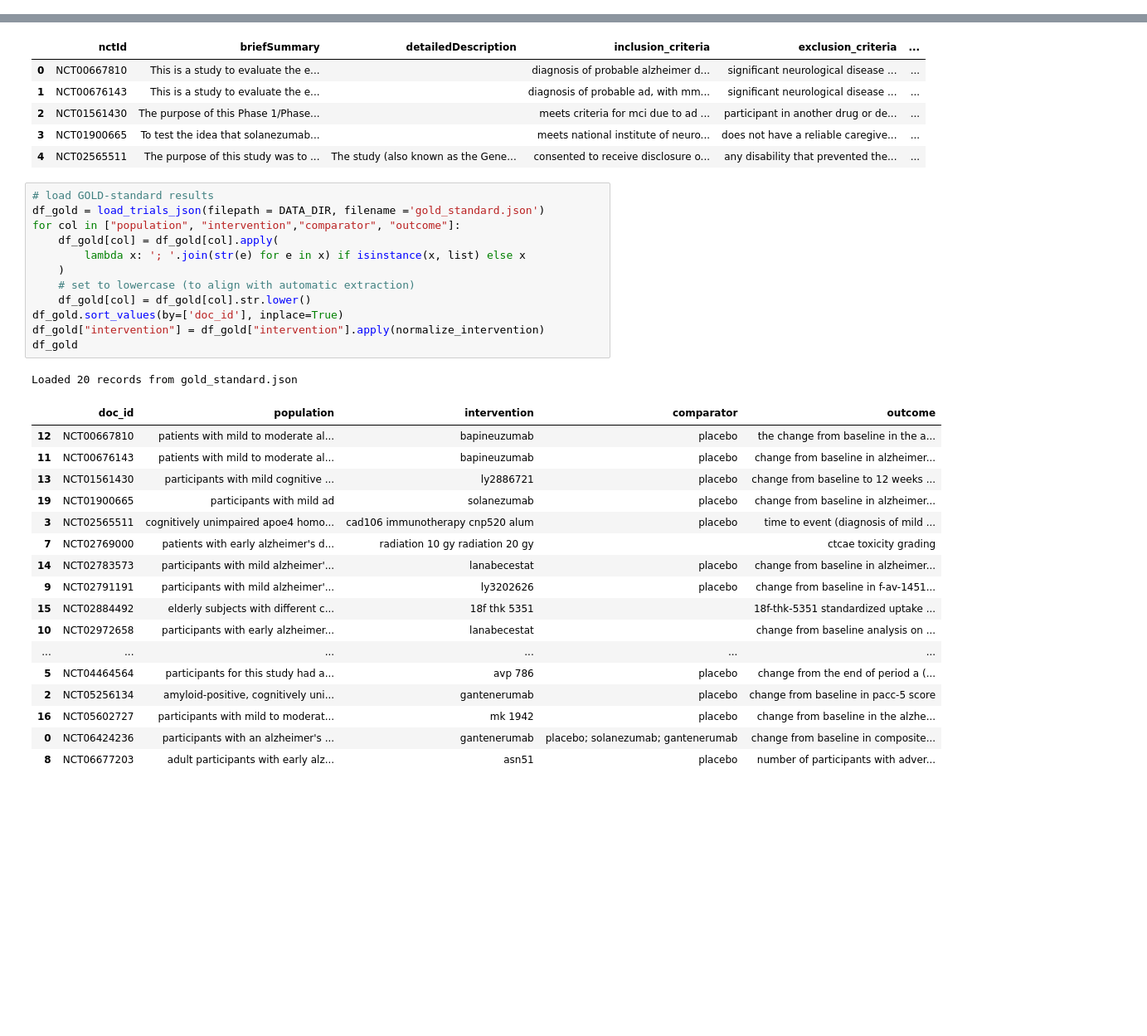
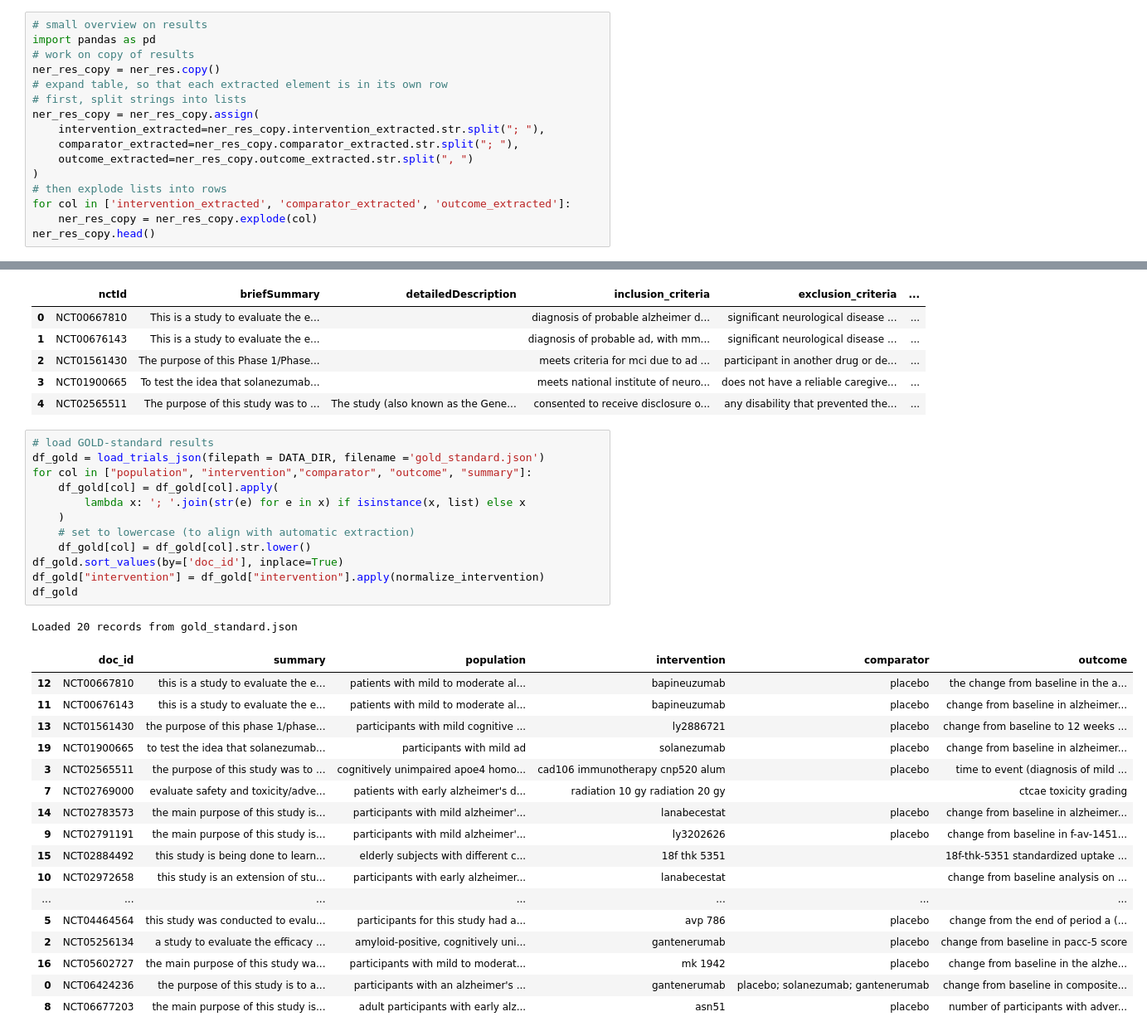
Before and after one commit to ElenJ/biomed-extractor, a Jupyter notebook: app/nlp/demo_inference.ipynb, the cells around one changed output, grey strips where cells are left out. Shown at 83% size. Saved outputs shown, nothing was run; the diff lists cells and outputs as text; blank space fills up the shorter version.

```diff
--- a/app/nlp/demo_inference.ipynb
+++ b/app/nlp/demo_inference.ipynb
@@ -53,3 +55,19 @@ Asking to truncate to max_length but no maximum length is provided and the model
 | 2 | NCT00299988 | The overall goal of this double-b... | Abnormal processing of the beta-a... | 1. diagnosis of probable alzheime... | 1. non-alzheimer dementia.2. acti... | ... |
 | 3 | NCT00334568 | Clinical features in patients wit... |  | meets the national institute of n... | has a history of or suffers from ... | ... |
 | 4 | NCT00362024 | MK0952 is a phosphodiesterase typ... |  | male or females; age \>/= 55 year... | patients must not be living in nu... | ... |
+# %%
+# small overview on results
+import pandas as pd
+# work on copy of results
+ner_res_copy = ner_res.copy()
+# expand table, so that each extracted element is in its own row
+# first, split strings into lists
+ner_res_copy = ner_res_copy.assign(
+    intervention_extracted=ner_res_copy.intervention_extracted.str.split("; "),
+    comparator_extracted=ner_res_copy.comparator_extracted.str.split("; "),
+    outcome_extracted=ner_res_copy.outcome_extracted.str.split(", ")
+)
+# then explode lists into rows
+for col in ['intervention_extracted', 'comparator_extracted', 'outcome_extracted']:
+    ner_res_copy = ner_res_copy.explode(col)
+ner_res_copy.head()
@@ -96,31 +166,31 @@ ner_res_model.head()
 # %%
 # load GOLD-standard results
 df_gold = load_trials_json(filepath = DATA_DIR, filename ='gold_standard.json')
-for col in ["population", "intervention","comparator", "outcome"]:
+for col in ["population", "intervention","comparator", "outcome", "summary"]:
     df_gold[col] = df_gold[col].apply(
         lambda x: '; '.join(str(e) for e in x) if isinstance(x, list) else x
     )
     # set to lowercase (to align with automatic extraction)
     df_gold[col] = df_gold[col].str.lower()
 df_gold.sort_values(by=['doc_id'], inplace=True)
 df_gold["intervention"] = df_gold["intervention"].apply(normalize_intervention)
 df_gold
 # %% [output]
 Loaded 20 records from gold_standard.json
-|  | doc_id | population | intervention | comparator | outcome |
-| 12 | NCT00667810 | patients with mild to moderate al... | bapineuzumab | placebo | the change from baseline in the a... |
-| 11 | NCT00676143 | patients with mild to moderate al... | bapineuzumab | placebo | change from baseline in alzheimer... |
-| 13 | NCT01561430 | participants with mild cognitive ... | ly2886721 | placebo | change from baseline to 12 weeks ... |
-| 19 | NCT01900665 | participants with mild ad | solanezumab | placebo | change from baseline in alzheimer... |
-| 3 | NCT02565511 | cognitively unimpaired apoe4 homo... | cad106 immunotherapy cnp520 alum | placebo | time to event (diagnosis of mild ... |
-| 7 | NCT02769000 | patients with early alzheimer's d... | radiation 10 gy radiation 20 gy |  | ctcae toxicity grading |
-| 14 | NCT02783573 | participants with mild alzheimer'... | lanabecestat | placebo | change from baseline in alzheimer... |
-| 9 | NCT02791191 | participants with mild alzheimer'... | ly3202626 | placebo | change from baseline in f-av-1451... |
-| 15 | NCT02884492 | elderly subjects with different c... | 18f thk 5351 |  | 18f-thk-5351 standardized uptake ... |
-| 10 | NCT02972658 | participants with early alzheimer... | lanabecestat |  | change from baseline analysis on ... |
-| ... | ... | ... | ... | ... | ... |
-| 5 | NCT04464564 | participants for this study had a... | avp 786 | placebo | change from the end of period a (... |
-| 2 | NCT05256134 | amyloid-positive, cognitively uni... | gantenerumab | placebo | change from baseline in pacc-5 score |
-| 16 | NCT05602727 | participants with mild to moderat... | mk 1942 | placebo | change from baseline in the alzhe... |
-| 0 | NCT06424236 | participants with an alzheimer's ... | gantenerumab | placebo; solanezumab; gantenerumab | change from baseline in composite... |
-| 8 | NCT06677203 | adult participants with early alz... | asn51 | placebo | number of participants with adver... |
+|  | doc_id | summary | population | intervention | comparator | outcome |
+| 12 | NCT00667810 | this is a study to evaluate the e... | patients with mild to moderate al... | bapineuzumab | placebo | the change from baseline in the a... |
+| 11 | NCT00676143 | this is a study to evaluate the e... | patients with mild to moderate al... | bapineuzumab | placebo | change from baseline in alzheimer... |
+| 13 | NCT01561430 | the purpose of this phase 1/phase... | participants with mild cognitive ... | ly2886721 | placebo | change from baseline to 12 weeks ... |
+| 19 | NCT01900665 | to test the idea that solanezumab... | participants with mild ad | solanezumab | placebo | change from baseline in alzheimer... |
+| 3 | NCT02565511 | the purpose of this study was to ... | cognitively unimpaired apoe4 homo... | cad106 immunotherapy cnp520 alum | placebo | time to event (diagnosis of mild ... |
+| 7 | NCT02769000 | evaluate safety and toxicity/adve... | patients with early alzheimer's d... | radiation 10 gy radiation 20 gy |  | ctcae toxicity grading |
+| 14 | NCT02783573 | the main purpose of this study is... | participants with mild alzheimer'... | lanabecestat | placebo | change from baseline in alzheimer... |
+| 9 | NCT02791191 | the main purpose of this study is... | participants with mild alzheimer'... | ly3202626 | placebo | change from baseline in f-av-1451... |
+| 15 | NCT02884492 | this study is being done to learn... | elderly subjects with different c... | 18f thk 5351 |  | 18f-thk-5351 standardized uptake ... |
+| 10 | NCT02972658 | this study is an extension of stu... | participants with early alzheimer... | lanabecestat |  | change from baseline analysis on ... |
+| ... | ... | ... | ... | ... | ... | ... |
+| 5 | NCT04464564 | this study was conducted to evalu... | participants for this study had a... | avp 786 | placebo | change from the end of period a (... |
+| 2 | NCT05256134 | a study to evaluate the efficacy ... | amyloid-positive, cognitively uni... | gantenerumab | placebo | change from baseline in pacc-5 score |
+| 16 | NCT05602727 | the main purpose of this study wa... | participants with mild to moderat... | mk 1942 | placebo | change from baseline in the alzhe... |
+| 0 | NCT06424236 | the purpose of this study is to a... | participants with an alzheimer's ... | gantenerumab | placebo; solanezumab; gantenerumab | change from baseline in composite... |
+| 8 | NCT06677203 | the main purpose of this study is... | adult participants with early alz... | asn51 | placebo | number of participants with adver... |
```
Also changed, not shown: parts of 13 cells of this notebook, 5 other files.
